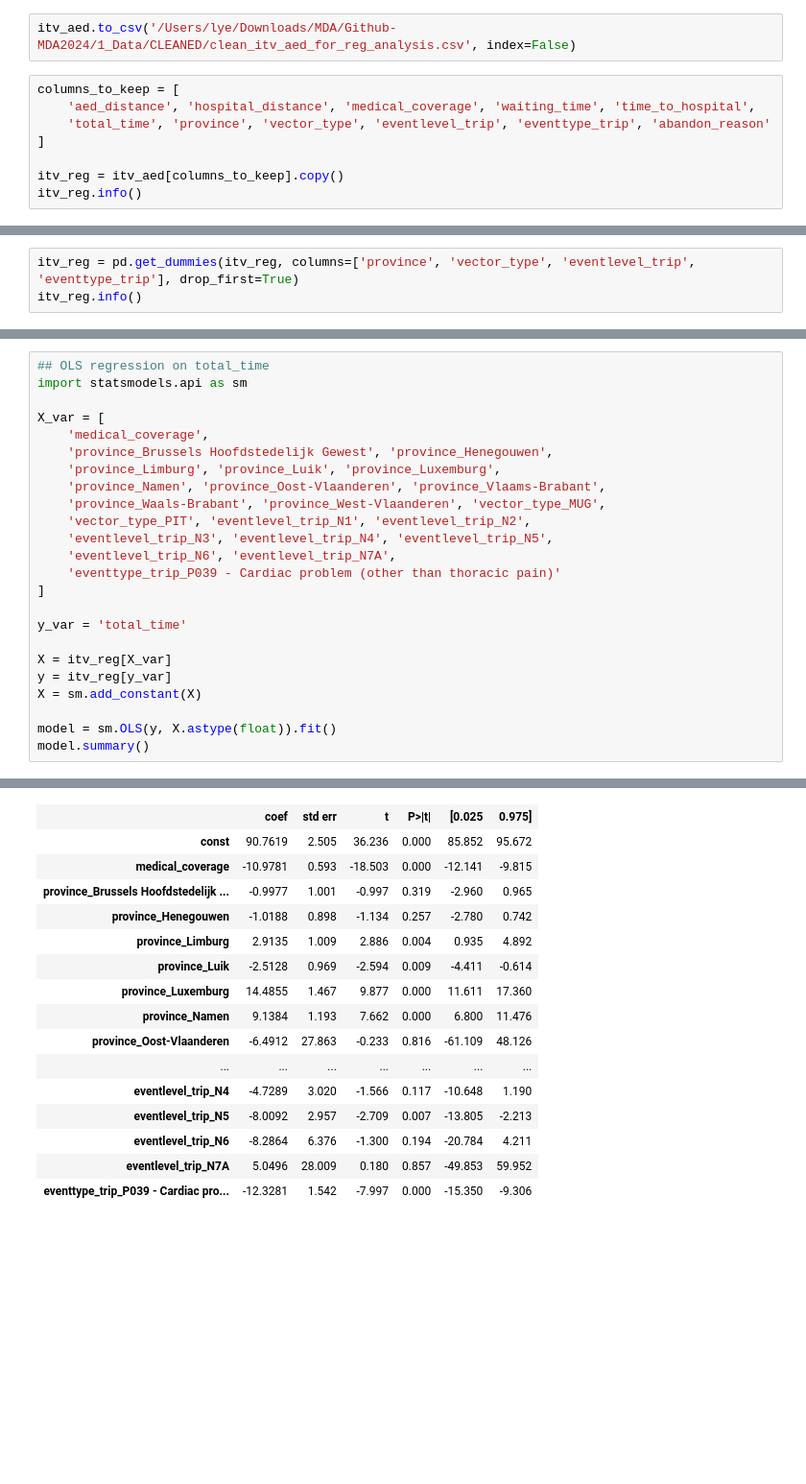
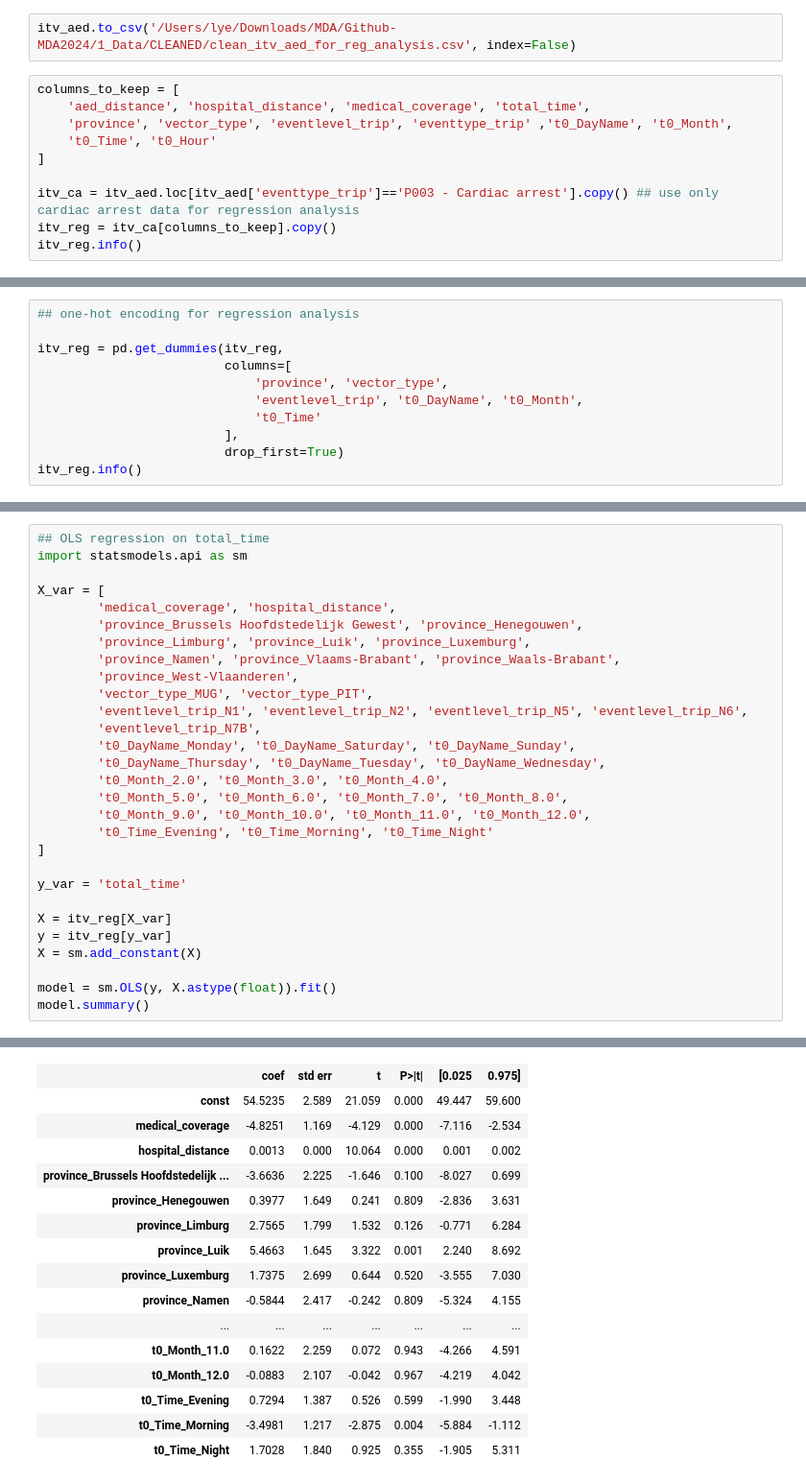
Before and after one commit to DrivenByPerseverance/Github-MDA2024, a Jupyter notebook: 2_Notebooks/3_Modeling/regression&ML.ipynb, the cells around one changed output, grey strips where cells are left out. Shown at 96% size. Cells and saved outputs as stored; diff of their text form; blank space fills up the shorter version.

```diff
--- a/2_Notebooks/3_Modeling/regression&ML.ipynb
+++ b/2_Notebooks/3_Modeling/regression&ML.ipynb
@@ -145,11 +181,13 @@ Name: count, dtype: int64
 itv_aed.to_csv('/Users/lye/Downloads/MDA/Github-MDA2024/1_Data/CLEANED/clean_itv_aed_for_reg_analysis.csv', index=False)
 # %%
 columns_to_keep = [
-    'aed_distance', 'hospital_distance', 'medical_coverage', 'waiting_time', 'time_to_hospital',
-    'total_time', 'province', 'vector_type', 'eventlevel_trip', 'eventtype_trip', 'abandon_reason'
+    'aed_distance', 'hospital_distance', 'medical_coverage', 'total_time',
+    'province', 'vector_type', 'eventlevel_trip', 'eventtype_trip' ,'t0_DayName', 't0_Month',
+    't0_Time', 't0_Hour'
 ]
 
-itv_reg = itv_aed[columns_to_keep].copy()
+itv_ca = itv_aed.loc[itv_aed['eventtype_trip']=='P003 - Cardiac arrest'].copy() ## use only cardiac arrest data for regression analysis
+itv_reg = itv_ca[columns_to_keep].copy()
 itv_reg.info()
 # %% [output]
 <class 'pandas.core.frame.DataFrame'>
@@ -173,5 +212,13 @@ memory usage: 912.4+ KB
 # %%
-itv_reg = pd.get_dummies(itv_reg, columns=['province', 'vector_type', 'eventlevel_trip', 'eventtype_trip'], drop_first=True)
+## one-hot encoding for regression analysis
+
+itv_reg = pd.get_dummies(itv_reg,
+                         columns=[
+                             'province', 'vector_type',
+                             'eventlevel_trip', 't0_DayName', 't0_Month',
+                             't0_Time'
+                         ],
+                         drop_first=True)
 itv_reg.info()
 # %% [output]
 <class 'pandas.core.frame.DataFrame'>
@@ -210,15 +260,20 @@ Index(['aed_distance', 'hospital_distance', 'medical_coverage', 'waiting_time',
 import statsmodels.api as sm
 
 X_var = [
-    'medical_coverage',
-    'province_Brussels Hoofdstedelijk Gewest', 'province_Henegouwen',
-    'province_Limburg', 'province_Luik', 'province_Luxemburg',
-    'province_Namen', 'province_Oost-Vlaanderen', 'province_Vlaams-Brabant',
-    'province_Waals-Brabant', 'province_West-Vlaanderen', 'vector_type_MUG',
-    'vector_type_PIT', 'eventlevel_trip_N1', 'eventlevel_trip_N2',
-    'eventlevel_trip_N3', 'eventlevel_trip_N4', 'eventlevel_trip_N5',
-    'eventlevel_trip_N6', 'eventlevel_trip_N7A',
-    'eventtype_trip_P039 - Cardiac problem (other than thoracic pain)'
+        'medical_coverage', 'hospital_distance',
+        'province_Brussels Hoofdstedelijk Gewest', 'province_Henegouwen',
+        'province_Limburg', 'province_Luik', 'province_Luxemburg',
+        'province_Namen', 'province_Vlaams-Brabant', 'province_Waals-Brabant',
+        'province_West-Vlaanderen',
+        'vector_type_MUG', 'vector_type_PIT',
+        'eventlevel_trip_N1', 'eventlevel_trip_N2', 'eventlevel_trip_N5', 'eventlevel_trip_N6',
+        'eventlevel_trip_N7B',
+        't0_DayName_Monday', 't0_DayName_Saturday', 't0_DayName_Sunday',
+        't0_DayName_Thursday', 't0_DayName_Tuesday', 't0_DayName_Wednesday',
+        't0_Month_2.0', 't0_Month_3.0', 't0_Month_4.0',
+        't0_Month_5.0', 't0_Month_6.0', 't0_Month_7.0', 't0_Month_8.0',
+        't0_Month_9.0', 't0_Month_10.0', 't0_Month_11.0', 't0_Month_12.0',
+        't0_Time_Evening', 't0_Time_Morning', 't0_Time_Night'
 ]
 
 y_var = 'total_time'
@@ -242,17 +297,17 @@ OLS Regression Results
 | Covariance Type: | nonrobust |  |  |
 |  | coef | std err | t | P>|t| | [0.025 | 0.975] |
-| const | 90.7619 | 2.505 | 36.236 | 0.000 | 85.852 | 95.672 |
-| medical_coverage | -10.9781 | 0.593 | -18.503 | 0.000 | -12.141 | -9.815 |
-| province_Brussels Hoofdstedelijk ... | -0.9977 | 1.001 | -0.997 | 0.319 | -2.960 | 0.965 |
-| province_Henegouwen | -1.0188 | 0.898 | -1.134 | 0.257 | -2.780 | 0.742 |
-| province_Limburg | 2.9135 | 1.009 | 2.886 | 0.004 | 0.935 | 4.892 |
-| province_Luik | -2.5128 | 0.969 | -2.594 | 0.009 | -4.411 | -0.614 |
-| province_Luxemburg | 14.4855 | 1.467 | 9.877 | 0.000 | 11.611 | 17.360 |
-| province_Namen | 9.1384 | 1.193 | 7.662 | 0.000 | 6.800 | 11.476 |
-| province_Oost-Vlaanderen | -6.4912 | 27.863 | -0.233 | 0.816 | -61.109 | 48.126 |
+| const | 54.5235 | 2.589 | 21.059 | 0.000 | 49.447 | 59.600 |
+| medical_coverage | -4.8251 | 1.169 | -4.129 | 0.000 | -7.116 | -2.534 |
+| hospital_distance | 0.0013 | 0.000 | 10.064 | 0.000 | 0.001 | 0.002 |
+| province_Brussels Hoofdstedelijk ... | -3.6636 | 2.225 | -1.646 | 0.100 | -8.027 | 0.699 |
+| province_Henegouwen | 0.3977 | 1.649 | 0.241 | 0.809 | -2.836 | 3.631 |
+| province_Limburg | 2.7565 | 1.799 | 1.532 | 0.126 | -0.771 | 6.284 |
+| province_Luik | 5.4663 | 1.645 | 3.322 | 0.001 | 2.240 | 8.692 |
+| province_Luxemburg | 1.7375 | 2.699 | 0.644 | 0.520 | -3.555 | 7.030 |
+| province_Namen | -0.5844 | 2.417 | -0.242 | 0.809 | -5.324 | 4.155 |
 | ... | ... | ... | ... | ... | ... | ... |
-| eventlevel_trip_N4 | -4.7289 | 3.020 | -1.566 | 0.117 | -10.648 | 1.190 |
-| eventlevel_trip_N5 | -8.0092 | 2.957 | -2.709 | 0.007 | -13.805 | -2.213 |
-| eventlevel_trip_N6 | -8.2864 | 6.376 | -1.300 | 0.194 | -20.784 | 4.211 |
-| eventlevel_trip_N7A | 5.0496 | 28.009 | 0.180 | 0.857 | -49.853 | 59.952 |
-| eventtype_trip_P039 - Cardiac pro... | -12.3281 | 1.542 | -7.997 | 0.000 | -15.350 | -9.306 |
+| t0_Month_11.0 | 0.1622 | 2.259 | 0.072 | 0.943 | -4.266 | 4.591 |
+| t0_Month_12.0 | -0.0883 | 2.107 | -0.042 | 0.967 | -4.219 | 4.042 |
+| t0_Time_Evening | 0.7294 | 1.387 | 0.526 | 0.599 | -1.990 | 3.448 |
+| t0_Time_Morning | -3.4981 | 1.217 | -2.875 | 0.004 | -5.884 | -1.112 |
+| t0_Time_Night | 1.7028 | 1.840 | 0.925 | 0.355 | -1.905 | 5.311 |
```
Also changed, not shown: parts of 18 cells of this notebook.
